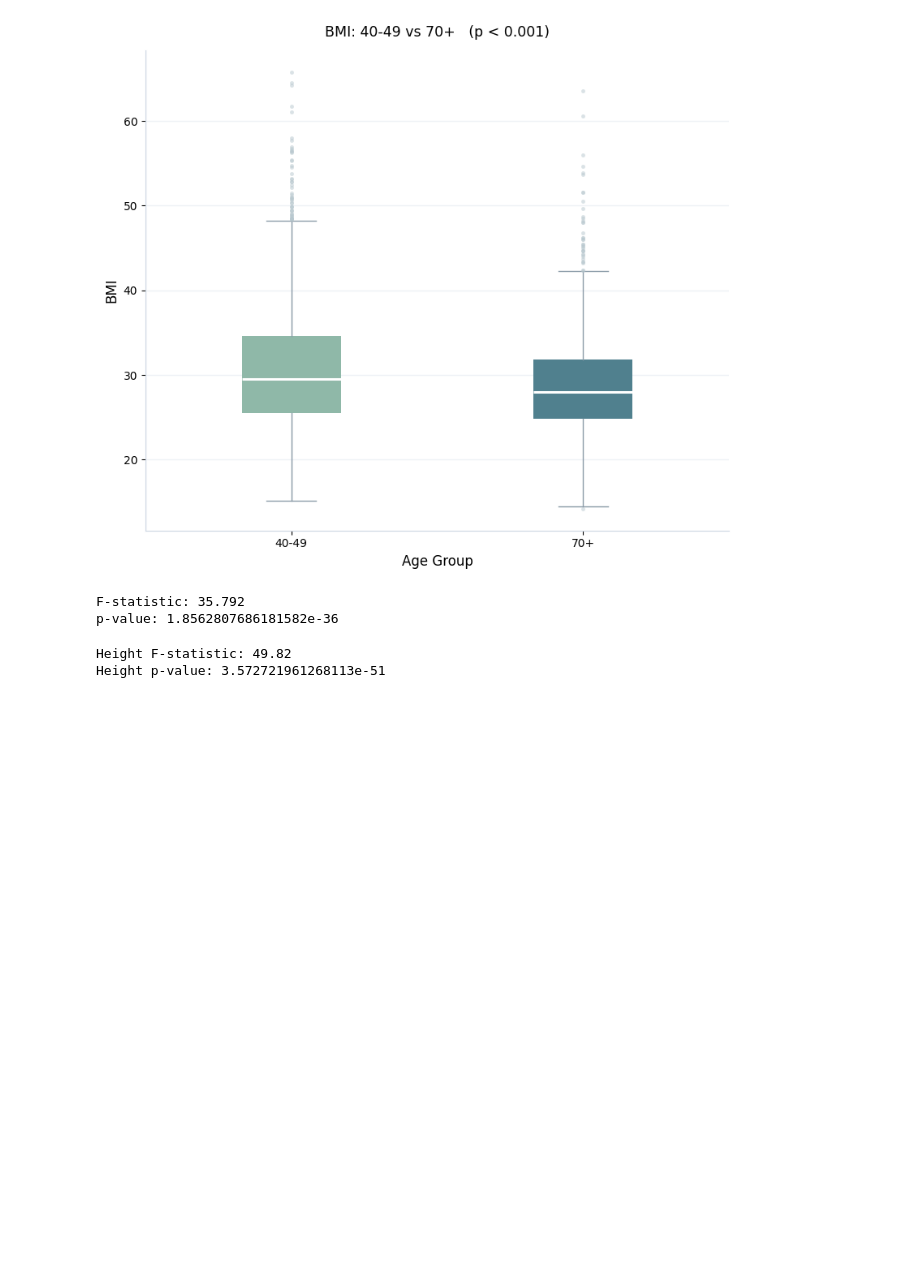
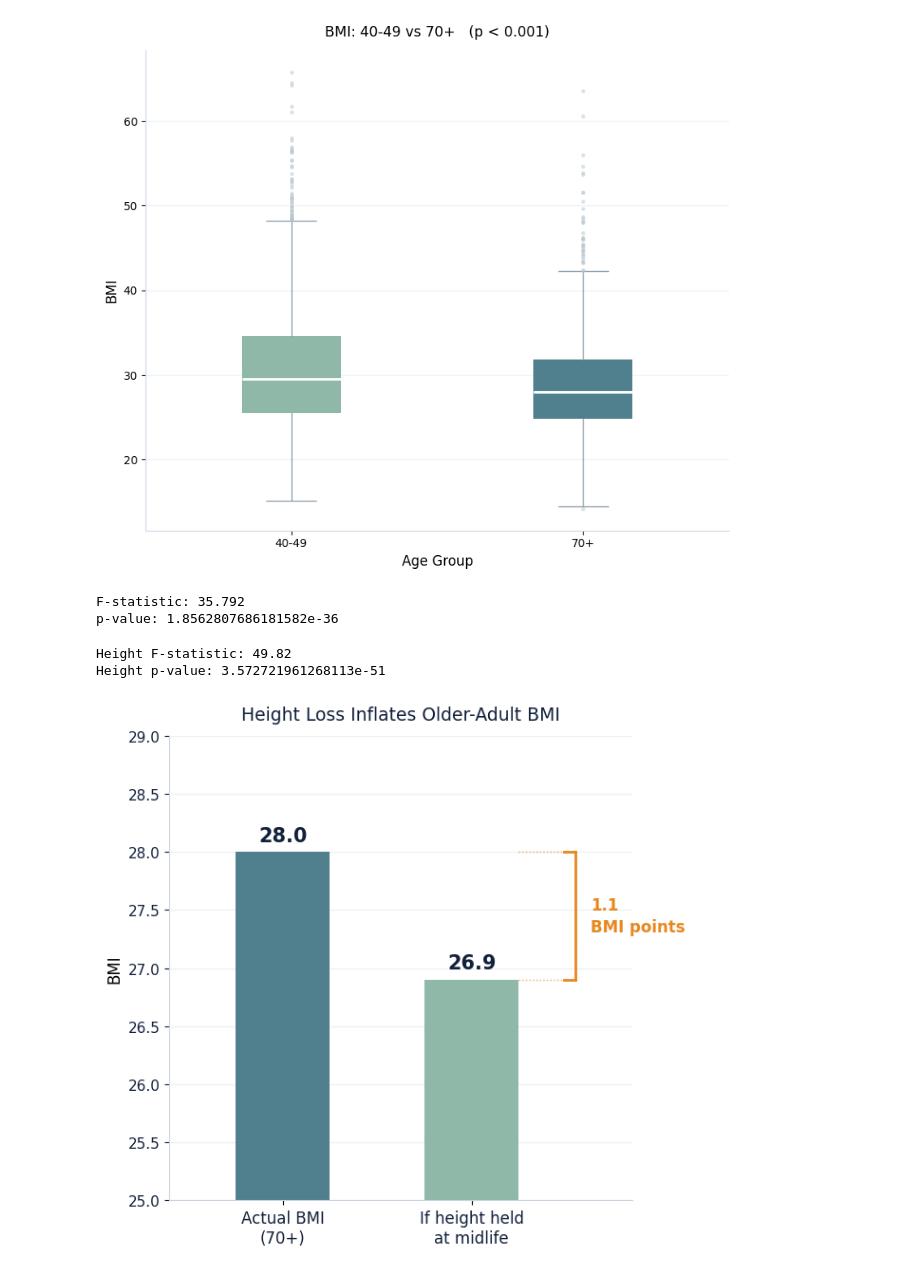
Before and after one commit to tejasabert/NHANES_FTI, a Jupyter notebook: TejasAbert_NHANESFTI_Project.ipynb, the cells around one changed output. Saved outputs shown, nothing was run; the diff lists cells and outputs as text; code cells hidden in the pictures; blank space fills up the shorter version.

```diff
--- a/TejasAbert_NHANESFTI_Project.ipynb
+++ b/TejasAbert_NHANESFTI_Project.ipynb
@@ -514,3 +514,52 @@ print("Height p-value:", p_value)
 # %% [output]
 Height F-statistic: 49.82
 Height p-value: 3.572721961268113e-51
+# %%
+import matplotlib.pyplot as plt
+
+labels = ['Actual BMI\n(70+)', 'If height held\nat midlife']
+values = [28.0, 26.9]
+
+fig, ax = plt.subplots(figsize=(6.4, 6))
+
+bars = ax.bar([0, 1], values, color=['#50808E', '#8FB8A8'], width=0.5)
+ax.set_xticks([0, 1])
+ax.set_xticklabels(labels, fontsize=12, color='#12203A')
+ax.set_ylim(25, 29)
+ax.set_xlim(-0.6, 1.85)
+
+
+for x, v in zip([0, 1], values):
+    ax.text(x, v + 0.06, f'{v:.1f}', ha='center', va='bottom',
+            fontsize=15, fontweight='bold', color='#12203A')
+
+
+xb = 1.55
+tick = 0.06
+y1, y2 = 26.9, 28.0
+ax.plot([xb, xb], [y1, y2], color='#E8871E', lw=2)
+ax.plot([xb - tick, xb], [y1, y1], color='#E8871E', lw=2)
+ax.plot([xb - tick, xb], [y2, y2], color='#E8871E', lw=2)
+
+ax.plot([1.25, xb], [y2, y2], color='#E8871E', lw=1, ls=':', alpha=0.7)
+ax.plot([1.25, xb], [y1, y1], color='#E8871E', lw=1, ls=':', alpha=0.7)
+
+ax.text(xb + 0.08, (y1 + y2)/2, '1.1\nBMI points', color='#E8871E',
+        fontsize=12, fontweight='bold', va='center', ha='left', linespacing=1.3)
+
+
+for sp in ['top', 'right']:
+    ax.spines[sp].set_visible(False)
+for sp in ['left', 'bottom']:
+    ax.spines[sp].set_color('#CBD5E1')
+ax.grid(axis='y', color='#EEF2F6', linewidth=1)
+ax.set_axisbelow(True)
+ax.tick_params(axis='y', labelsize=11, colors='#12203A')
+
+ax.set_title('Height Loss Inflates Older-Adult BMI', fontsize=13.5, color='#12203A', pad=12)
+ax.set_ylabel('BMI', fontsize=12)
+
+plt.tight_layout()
+plt.show()
+# %% [output]
+[figure, added]
```
Also changed, not shown: parts of 1 cell of this notebook.
